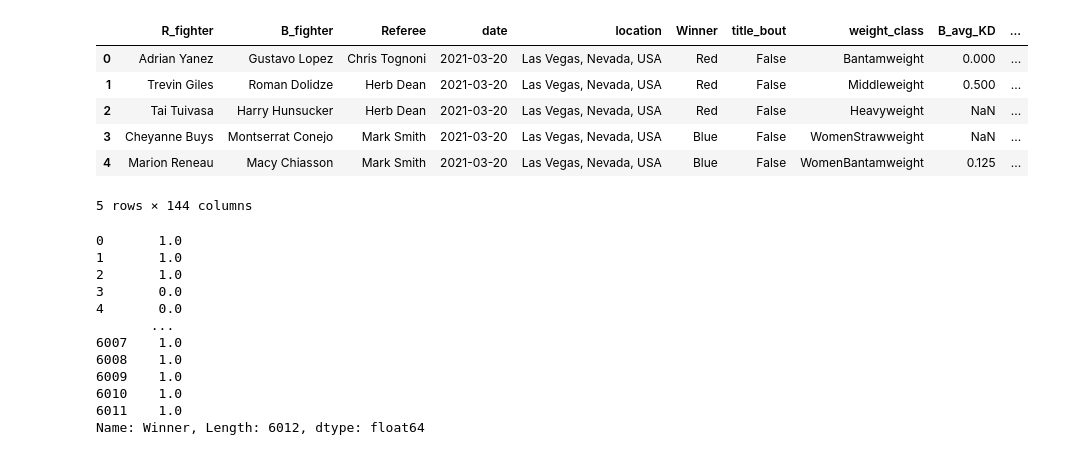
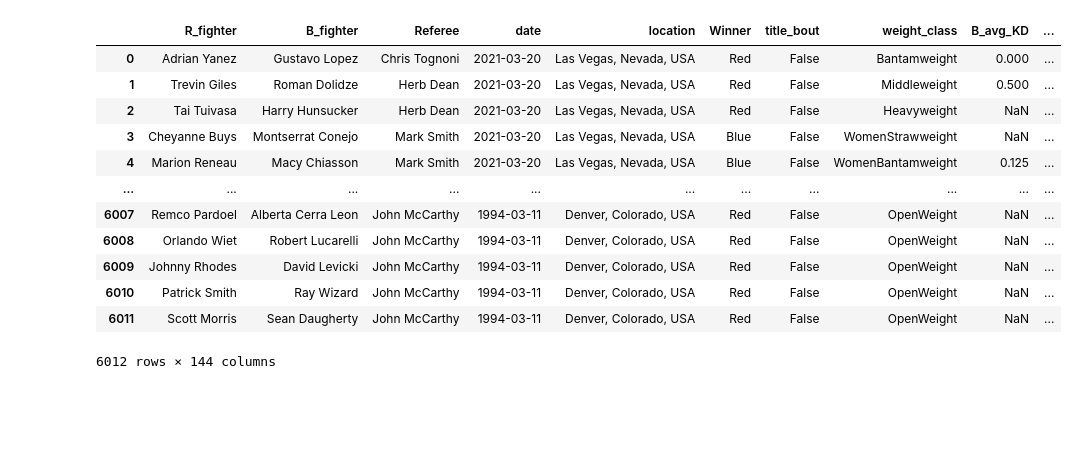
Before and after one commit to tiencuong8888/ufc_combatiq, a Jupyter notebook: notebooks/cg_data_exploration.ipynb, the cells around one changed output. Drawn from its saved outputs; the diff is of its cells as text; code cells hidden in the pictures; blank space fills up the shorter version.

```diff
--- a/notebooks/cg_data_exploration.ipynb
+++ b/notebooks/cg_data_exploration.ipynb
@@ -4,12 +7,18 @@ import numpy as np
 # %%
 df = pd.read_csv('../raw_data/data.csv')
 # %%
-df.head()
+df
 # %% [output]
 |  | R_fighter | B_fighter | Referee | date | location | Winner | title_bout | weight_class | B_avg_KD | ... |
 | 0 | Adrian Yanez | Gustavo Lopez | Chris Tognoni | 2021-03-20 | Las Vegas, Nevada, USA | Red | False | Bantamweight | 0.000 | ... |
 | 1 | Trevin Giles | Roman Dolidze | Herb Dean | 2021-03-20 | Las Vegas, Nevada, USA | Red | False | Middleweight | 0.500 | ... |
 | 2 | Tai Tuivasa | Harry Hunsucker | Herb Dean | 2021-03-20 | Las Vegas, Nevada, USA | Red | False | Heavyweight | NaN | ... |
 | 3 | Cheyanne Buys | Montserrat Conejo | Mark Smith | 2021-03-20 | Las Vegas, Nevada, USA | Blue | False | WomenStrawweight | NaN | ... |
 | 4 | Marion Reneau | Macy Chiasson | Mark Smith | 2021-03-20 | Las Vegas, Nevada, USA | Blue | False | WomenBantamweight | 0.125 | ... |
+| ... | ... | ... | ... | ... | ... | ... | ... | ... | ... | ... |
+| 6007 | Remco Pardoel | Alberta Cerra Leon | John McCarthy | 1994-03-11 | Denver, Colorado, USA | Red | False | OpenWeight | NaN | ... |
+| 6008 | Orlando Wiet | Robert Lucarelli | John McCarthy | 1994-03-11 | Denver, Colorado, USA | Red | False | OpenWeight | NaN | ... |
+| 6009 | Johnny Rhodes | David Levicki | John McCarthy | 1994-03-11 | Denver, Colorado, USA | Red | False | OpenWeight | NaN | ... |
+| 6010 | Patrick Smith | Ray Wizard | John McCarthy | 1994-03-11 | Denver, Colorado, USA | Red | False | OpenWeight | NaN | ... |
+| 6011 | Scott Morris | Sean Daugherty | John McCarthy | 1994-03-11 | Denver, Colorado, USA | Red | False | OpenWeight | NaN | ... |
-5 rows × 144 columns
+6012 rows × 144 columns
@@ -23,15 +24,0 @@ df['Winner'] = df['Winner'].map(target_map)
-# %%
-df['Winner']
-# %% [output]
-0       1.0
-1       1.0
-2       1.0
-3       0.0
-4       0.0
-       ...
-6007    1.0
-6008    1.0
-6009    1.0
-6010    1.0
-6011    1.0
-Name: Winner, Length: 6012, dtype: float64
```
Also changed, not shown: parts of 9 cells of this notebook, 27 other files.
